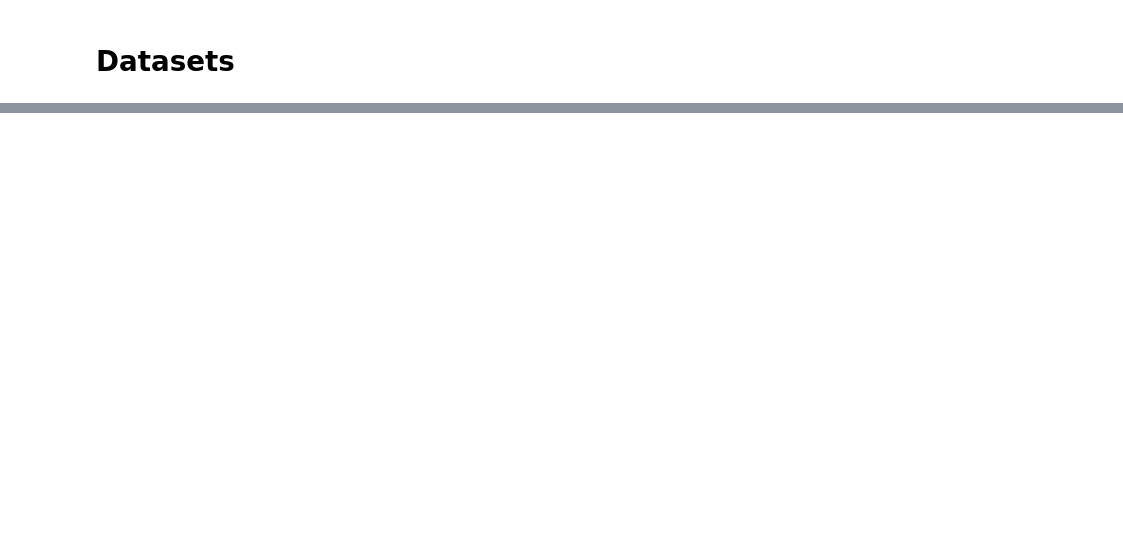
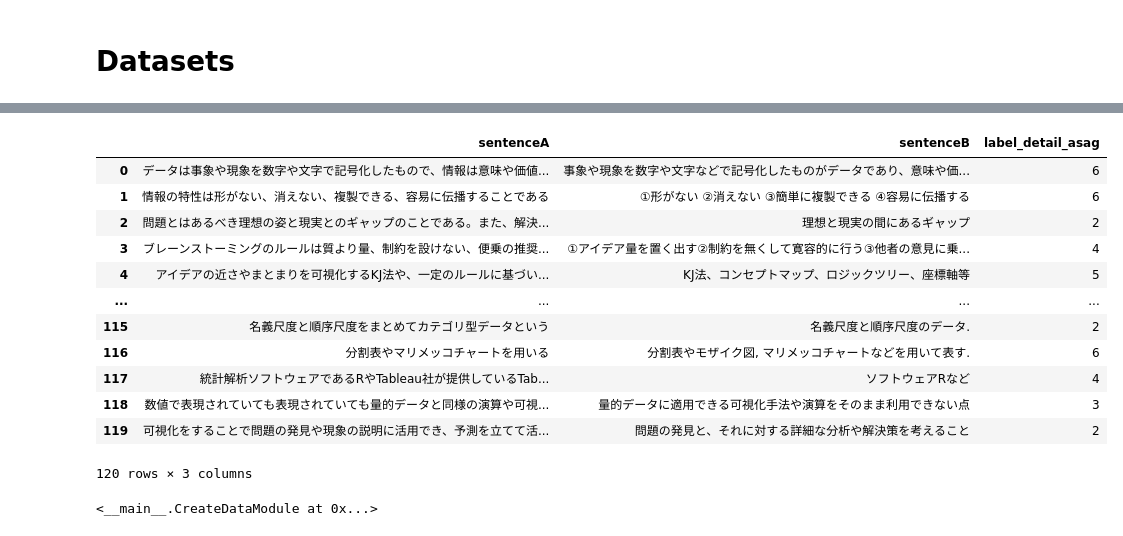
Before and after one commit to kyaoNK/bert_asag, a Jupyter notebook: BERT_ASAG.ipynb, the cells around one changed output, grey strips where cells are left out. Drawn from its saved outputs; the diff is of its cells as text; code cells hidden in the pictures; blank space fills up the shorter version.

```diff
--- a/BERT_ASAG.ipynb
+++ b/BERT_ASAG.ipynb
@@ -450,0 +284,16 @@ trainer.evaluate()
+# %%
+test_df
+# %% [output]
+|  | sentenceA | sentenceB | label_detail_asag |
+| 0 | データは事象や現象を数字や文字で記号化したもので、情報は意味や価値... | 事象や現象を数字や文字などで記号化したものがデータであり、意味や価... | 6 |
+| 1 | 情報の特性は形がない、消えない、複製できる、容易に伝播することである | ①形がない ②消えない ③簡単に複製できる ④容易に伝播する | 6 |
+| 2 | 問題とはあるべき理想の姿と現実とのギャップのことである。また、解決... | 理想と現実の間にあるギャップ | 2 |
+| 3 | ブレーンストーミングのルールは質より量、制約を設けない、便乗の推奨... | ①アイデア量を置く出す②制約を無くして寛容的に行う③他者の意見に乗... | 4 |
+| 4 | アイデアの近さやまとまりを可視化するKJ法や、一定のルールに基づい... | KJ法、コンセプトマップ、ロジックツリー、座標軸等 | 5 |
+| ... | ... | ... | ... |
+| 115 | 名義尺度と順序尺度をまとめてカテゴリ型データという | 名義尺度と順序尺度のデータ. | 2 |
+| 116 | 分割表やマリメッコチャートを用いる | 分割表やモザイク図, マリメッコチャートなどを用いて表す. | 6 |
+| 117 | 統計解析ソフトウェアであるRやTableau社が提供しているTab... | ソフトウェアRなど | 4 |
+| 118 | 数値で表現されていても表現されていても量的データと同様の演算や可視... | 量的データに適用できる可視化手法や演算をそのまま利用できない点 | 3 |
+| 119 | 可視化をすることで問題の発見や現象の説明に活用でき、予測を立てて活... | 問題の発見と、それに対する詳細な分析や解決策を考えること | 2 |
+120 rows × 3 columns
@@ -450,0 +303,4 @@ trainer.evaluate()
+# %%
+data_module
+# %% [output]
+<__main__.CreateDataModule at 0x...>
```
Also changed, not shown: parts of 52 cells of this notebook.
